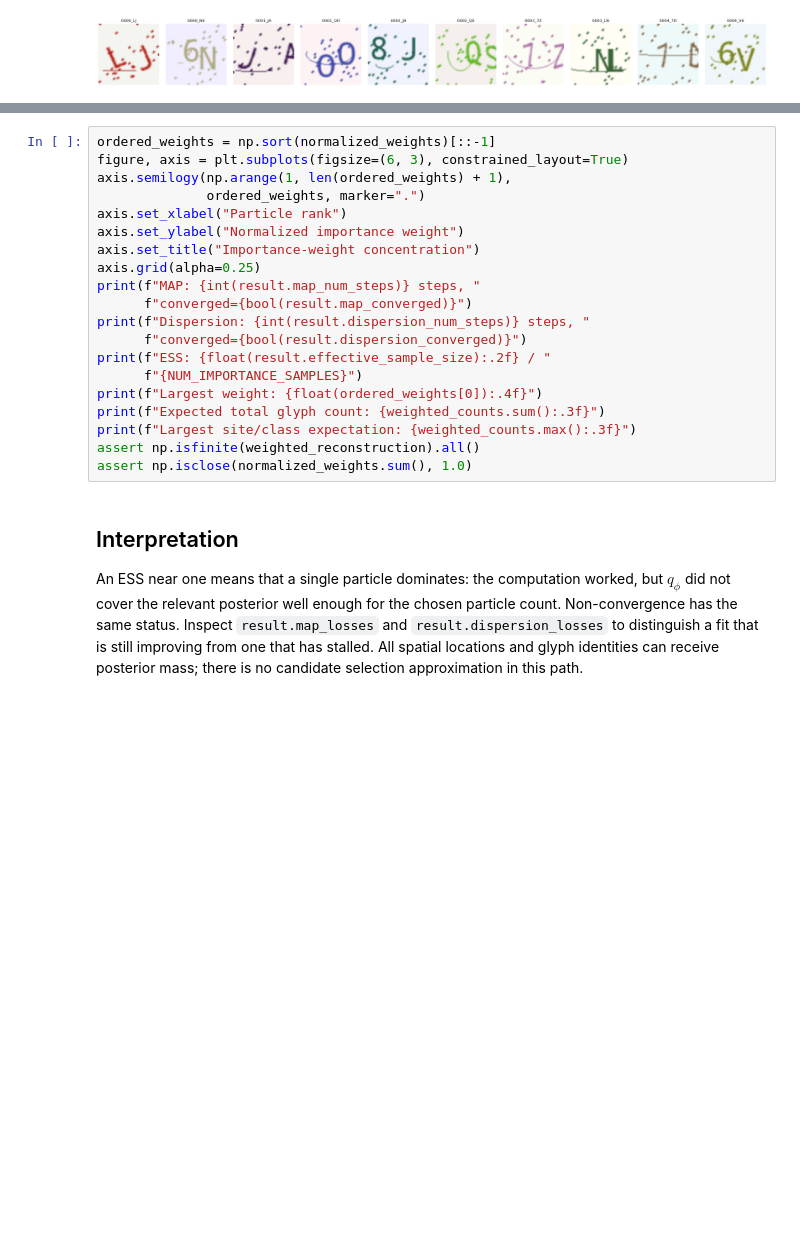
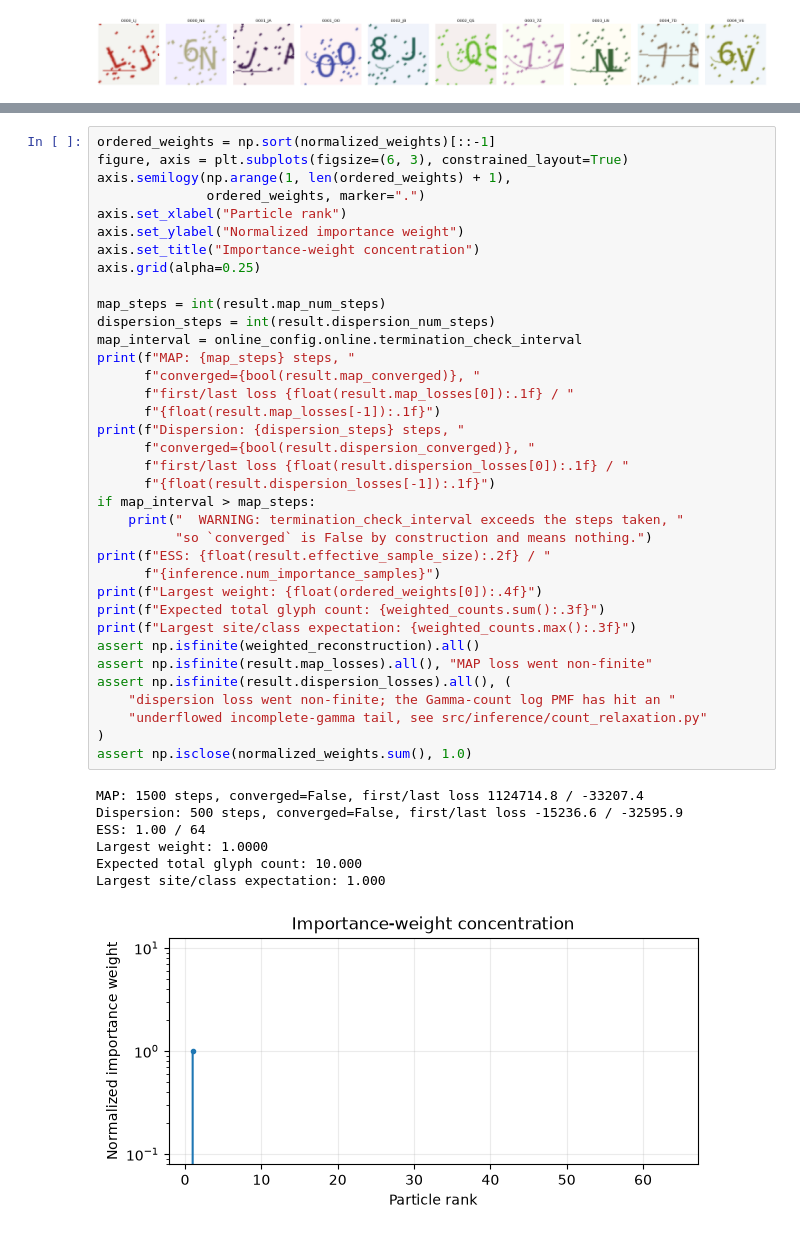
Before and after one commit to esennesh/captcha-numpyro, a Jupyter notebook: notebooks/online_map_proposal.ipynb, the cells around one changed output, grey strips where cells are left out. Drawn from its saved outputs; the diff is of its cells as text; blank space fills up the shorter version.

```diff
--- a/notebooks/online_map_proposal.ipynb
+++ b/notebooks/online_map_proposal.ipynb
@@ -132,30 +176,44 @@ figure.colorbar(occupancy_image, ax=axes[3], shrink=0.8)
 # %%
 ordered_weights = np.sort(normalized_weights)[::-1]
 figure, axis = plt.subplots(figsize=(6, 3), constrained_layout=True)
 axis.semilogy(np.arange(1, len(ordered_weights) + 1),
               ordered_weights, marker=".")
 axis.set_xlabel("Particle rank")
 axis.set_ylabel("Normalized importance weight")
 axis.set_title("Importance-weight concentration")
 axis.grid(alpha=0.25)
-print(f"MAP: {int(result.map_num_steps)} steps, "
-      f"converged={bool(result.map_converged)}")
-print(f"Dispersion: {int(result.dispersion_num_steps)} steps, "
-      f"converged={bool(result.dispersion_converged)}")
+
+map_steps = int(result.map_num_steps)
+dispersion_steps = int(result.dispersion_num_steps)
+map_interval = online_config.online.termination_check_interval
+print(f"MAP: {map_steps} steps, "
+      f"converged={bool(result.map_converged)}, "
+      f"first/last loss {float(result.map_losses[0]):.1f} / "
+      f"{float(result.map_losses[-1]):.1f}")
+print(f"Dispersion: {dispersion_steps} steps, "
+      f"converged={bool(result.dispersion_converged)}, "
+      f"first/last loss {float(result.dispersion_losses[0]):.1f} / "
+      f"{float(result.dispersion_losses[-1]):.1f}")
+if map_interval > map_steps:
+    print("  WARNING: termination_check_interval exceeds the steps taken, "
+          "so `converged` is False by construction and means nothing.")
 print(f"ESS: {float(result.effective_sample_size):.2f} / "
-      f"{NUM_IMPORTANCE_SAMPLES}")
+      f"{inference.num_importance_samples}")
 print(f"Largest weight: {float(ordered_weights[0]):.4f}")
 print(f"Expected total glyph count: {weighted_counts.sum():.3f}")
 print(f"Largest site/class expectation: {weighted_counts.max():.3f}")
 assert np.isfinite(weighted_reconstruction).all()
+assert np.isfinite(result.map_losses).all(), "MAP loss went non-finite"
+assert np.isfinite(result.dispersion_losses).all(), (
+    "dispersion loss went non-finite; the Gamma-count log PMF has hit an "
+    "underflowed incomplete-gamma tail, see src/inference/count_relaxation.py"
+)
 assert np.isclose(normalized_weights.sum(), 1.0)
+# %% [output]
+MAP: 1500 steps, converged=False, first/last loss 1124714.8 / -33207.4
+Dispersion: 500 steps, converged=False, first/last loss -15236.6 / -32595.9
+ESS: 1.00 / 64
+Largest weight: 1.0000
+Expected total glyph count: 10.000
+Largest site/class expectation: 1.000
+[figure, added]
-# %% [markdown]
-## Interpretation
-
-An ESS near one means that a single particle dominates: the computation
-worked, but $q_\phi$ did not cover the relevant posterior well enough for
-the chosen particle count. Non-convergence has the same status. Inspect
-`result.map_losses` and `result.dispersion_losses` to distinguish a fit
-that is still improving from one that has stalled. All spatial locations
-and glyph identities can receive posterior mass; there is no candidate
-selection approximation in this path.
```
Also changed, not shown: parts of 9 cells of this notebook, 3 other files.
